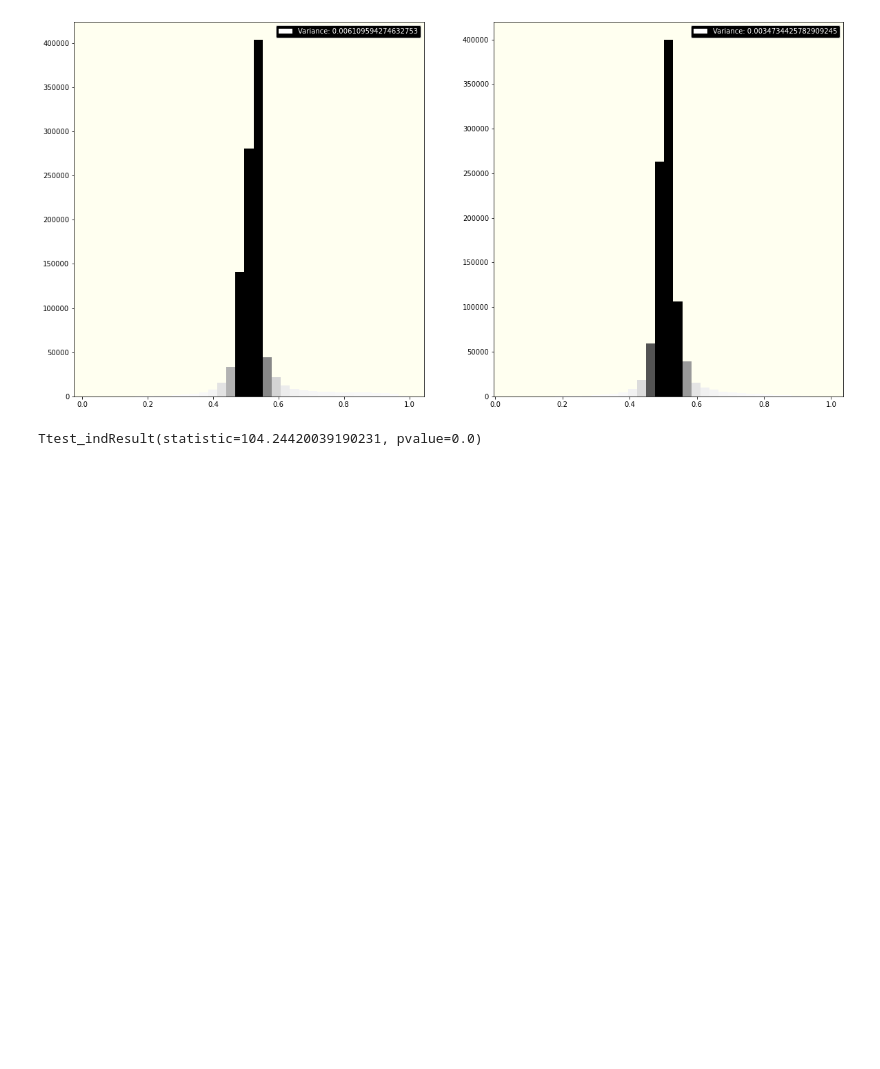
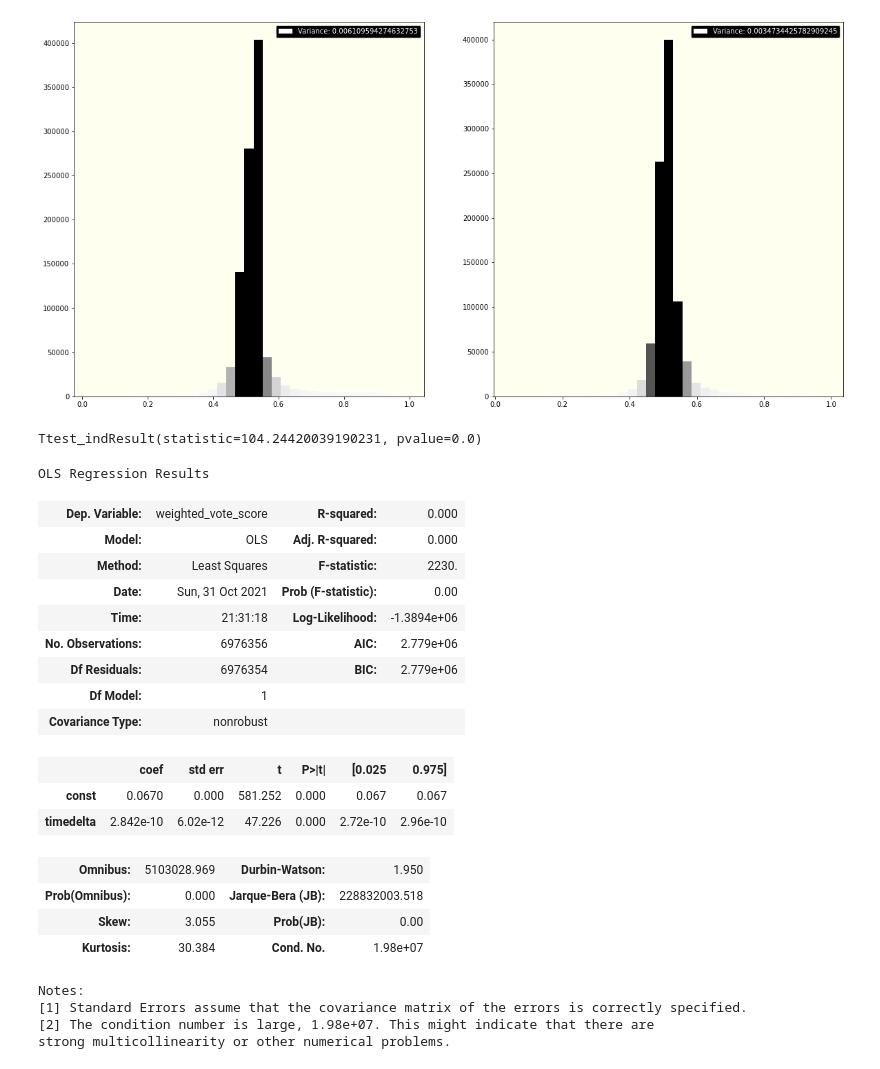
Before and after one commit to Requiem98/ADM-HW2, a Jupyter notebook: main.ipynb, the cells around one changed output. Saved outputs shown, nothing was run; the diff lists cells and outputs as text; code cells hidden in the pictures; blank space fills up the shorter version.

```diff
--- a/main.ipynb
+++ b/main.ipynb
@@ -447,0 +441,24 @@ Ttest_indResult(statistic=104.24420039190231, pvalue=0.0)
+# %%
+df.singleRegression()
+# %% [output]
+OLS Regression Results
+| Dep. Variable: | weighted_vote_score | R-squared: | 0.000 |
+| Model: | OLS | Adj. R-squared: | 0.000 |
+| Method: | Least Squares | F-statistic: | 2230. |
+| Date: | Sun, 31 Oct 2021 | Prob (F-statistic): | 0.00 |
+| Time: | 21:31:18 | Log-Likelihood: | -1.3894e+06 |
+| No. Observations: | 6976356 | AIC: | 2.779e+06 |
+| Df Residuals: | 6976354 | BIC: | 2.779e+06 |
+| Df Model: | 1 |  |  |
+| Covariance Type: | nonrobust |  |  |
+|  | coef | std err | t | P>|t| | [0.025 | 0.975] |
+| const | 0.0670 | 0.000 | 581.252 | 0.000 | 0.067 | 0.067 |
+| timedelta | 2.842e-10 | 6.02e-12 | 47.226 | 0.000 | 2.72e-10 | 2.96e-10 |
+| Omnibus: | 5103028.969 | Durbin-Watson: | 1.950 |
+| Prob(Omnibus): | 0.000 | Jarque-Bera (JB): | 228832003.518 |
+| Skew: | 3.055 | Prob(JB): | 0.00 |
+| Kurtosis: | 30.384 | Cond. No. | 1.98e+07 |
+Notes:
+[1] Standard Errors assume that the covariance matrix of the errors is correctly specified.
+[2] The condition number is large, 1.98e+07. This might indicate that there are
+strong multicollinearity or other numerical problems.
```
Also changed, not shown: parts of 18 cells of this notebook, 1 other file.
